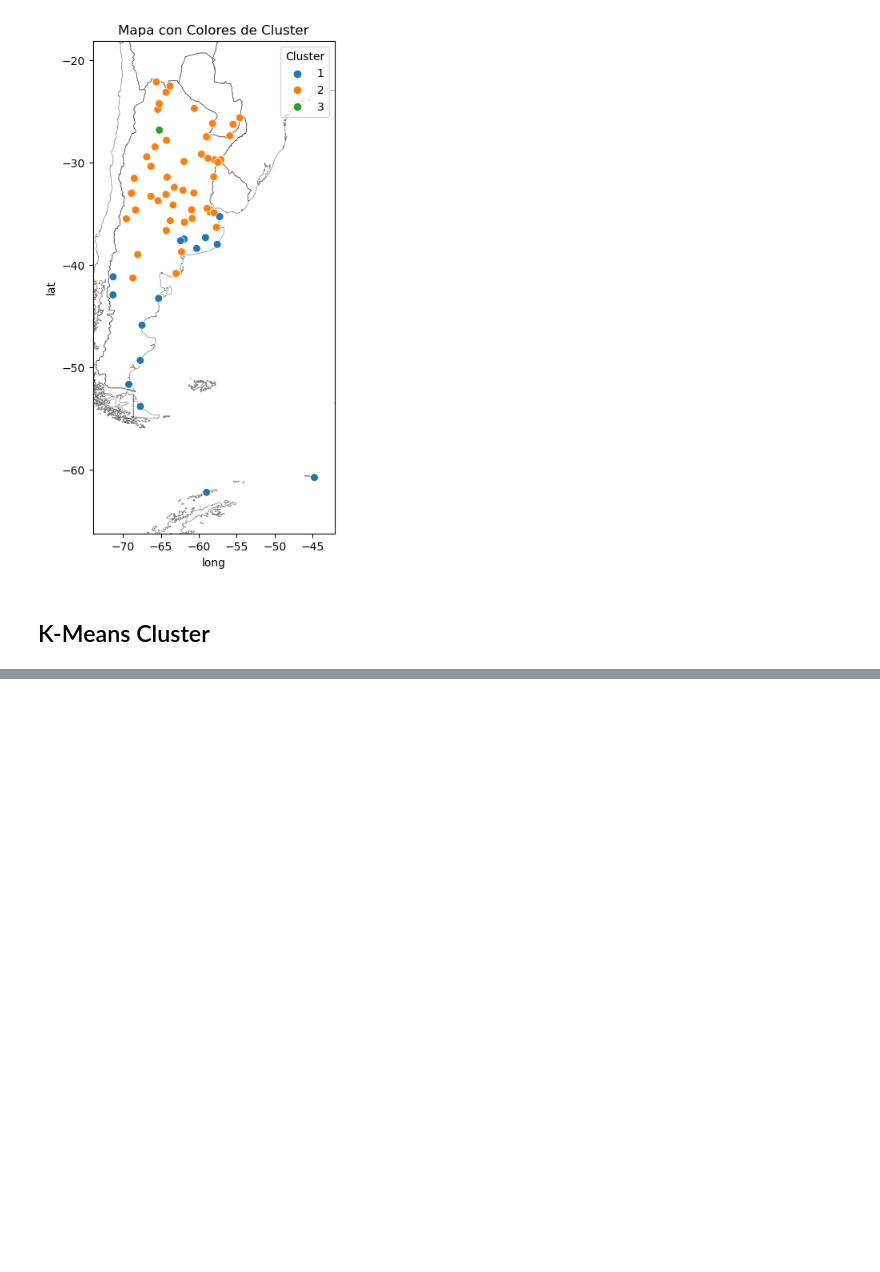
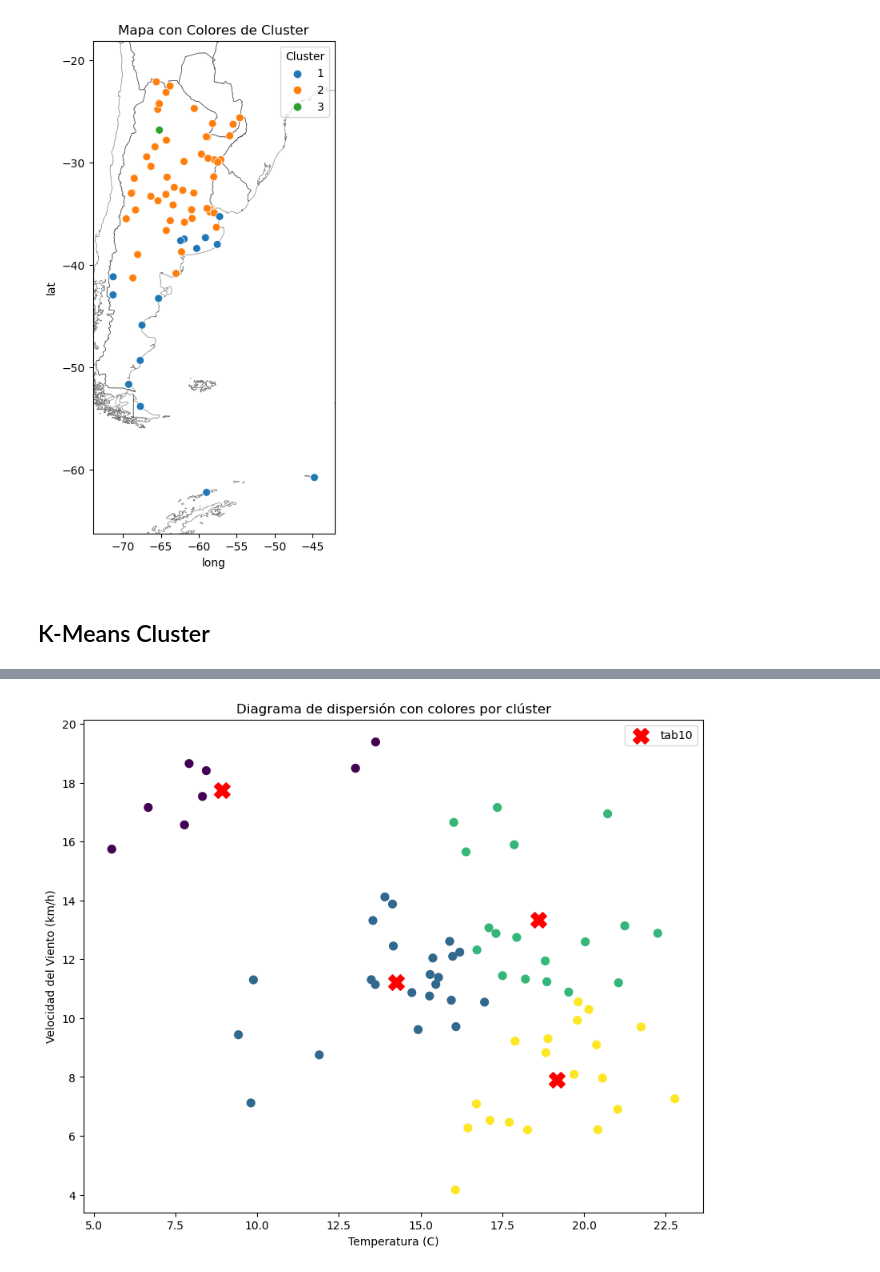
Before and after one commit to martinfernandoortiz/geoestadistica_unlp, a Jupyter notebook: final/final_slider.ipynb, the cells around one changed output, grey strips where cells are left out. Drawn from its saved outputs; the diff is of its cells as text; code cells hidden in the pictures; blank space fills up the shorter version.

```diff
--- a/final/final_slider.ipynb
+++ b/final/final_slider.ipynb
@@ -2175,0 +2250,28 @@ The ratio of between to total sum of squares: 0.970001576263292
+# %%
+
+# Ajusta el modelo k-means con el número óptimo de clústeres (determinado a partir del diagrama de codo)
+optimal_k = 4  # Ajusta este valor según lo que encuentres en tu diagrama de codo
+kmeans = KMeans(n_clusters=optimal_k, random_state=42)
+variables_clustering['Cluster_kmean'] = kmeans.fit_predict(data_for_kmeans)
+
+def scater():
+    # Agrega un scatter plot con colores por clúster
+    plt.figure(figsize=(10, 8))
+
+# Scatter plot de las variables de interés con colores por clúster
+    plt.scatter(variables_clustering['Temperatura_(C)'], variables_clustering['Velocidad_del_Viento_(km/h)'],
+                c=variables_clustering['Cluster_kmean'], cmap='viridis', s=50)
+
+    # Centroides de los clústeres
+    centroids = kmeans.cluster_centers_
+    plt.scatter(centroids[:, 0], centroids[:, 1], c='red', marker='X', s=200, label='tab10')
+
+    plt.title('Diagrama de dispersión con colores por clúster')
+    plt.xlabel('Temperatura (C)')
+    plt.ylabel('Velocidad del Viento (km/h)')
+    plt.legend()
+    plt.show()
+# %%
+scater()
+# %% [output]
+[figure, added]
```
Also changed, not shown: parts of 41 cells of this notebook.
